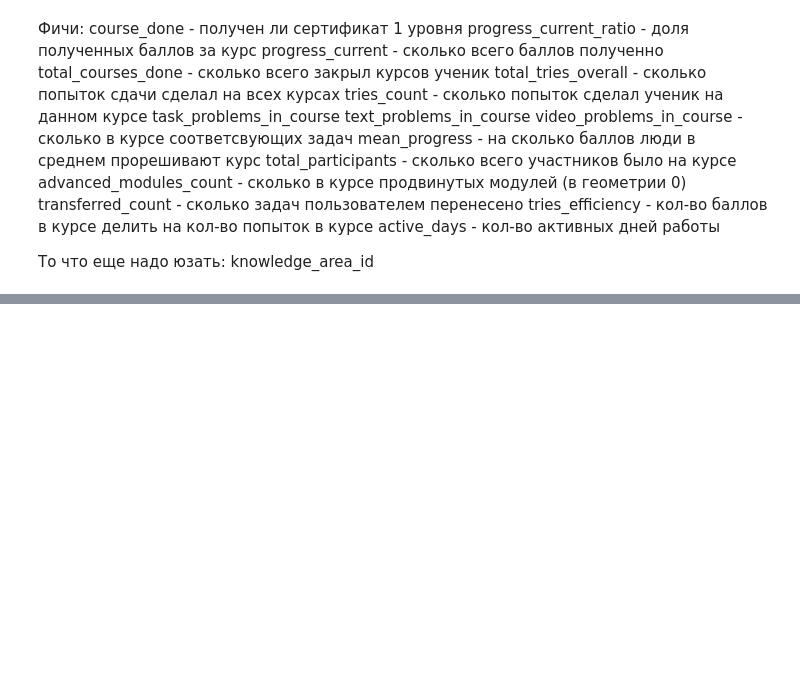
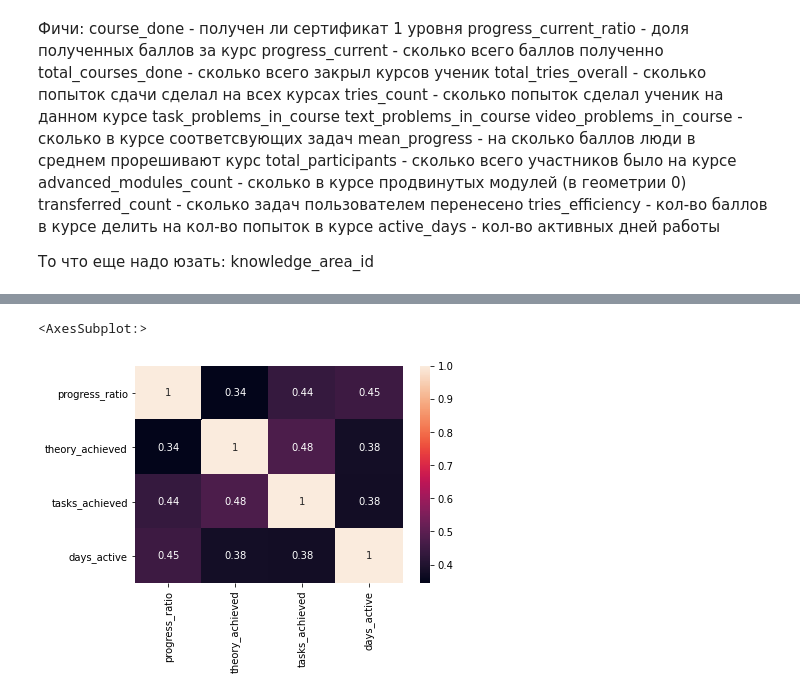
Before and after one commit to Uhbifg/sirius_2021_metric, a Jupyter notebook: data_explore.ipynb, the cells around one changed output, grey strips where cells are left out. Cells and saved outputs as stored; diff of their text form; code cells hidden in the pictures; blank space fills up the shorter version.

```diff
--- a/data_explore.ipynb
+++ b/data_explore.ipynb
@@ -563,0 +528,5 @@ u_course_progress["active_days"] = u_course_progress.merge(d, on=['user_id', 'co
+# %%
+sns.heatmap(df.corr(method="kendall"), annot=True)
+# %% [output]
+<AxesSubplot:>
+[figure, added]
```
Also changed, not shown: parts of 27 cells of this notebook.
